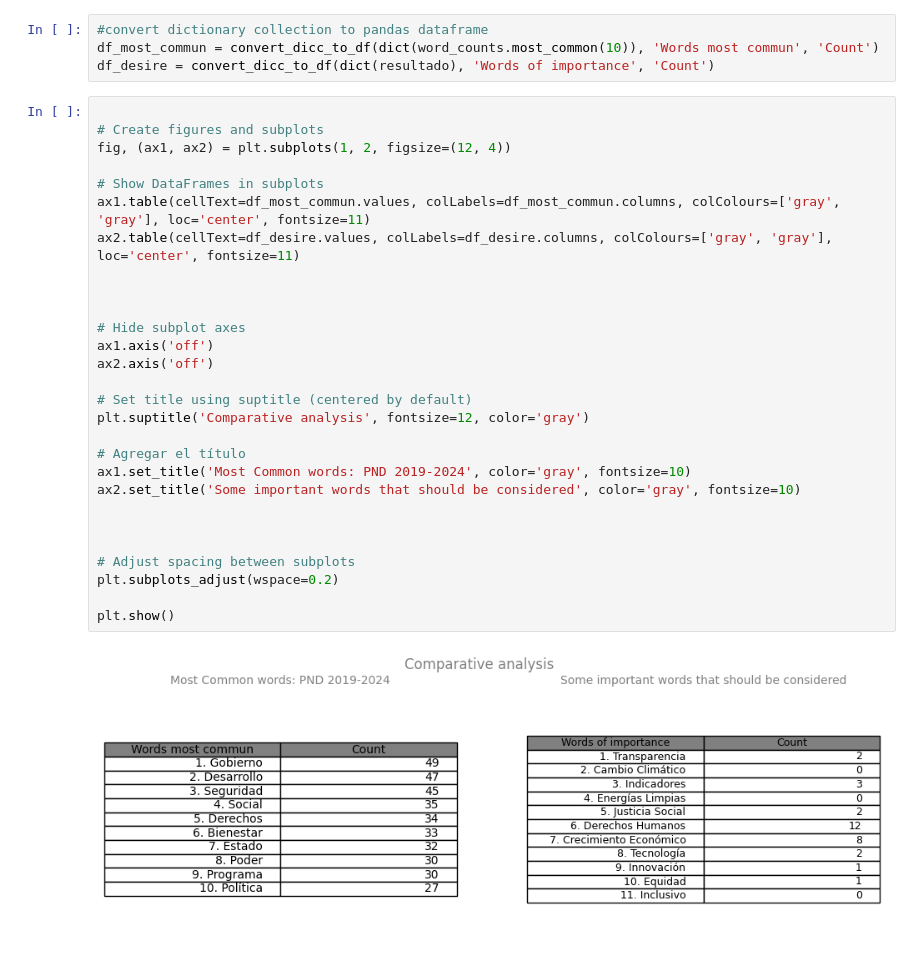
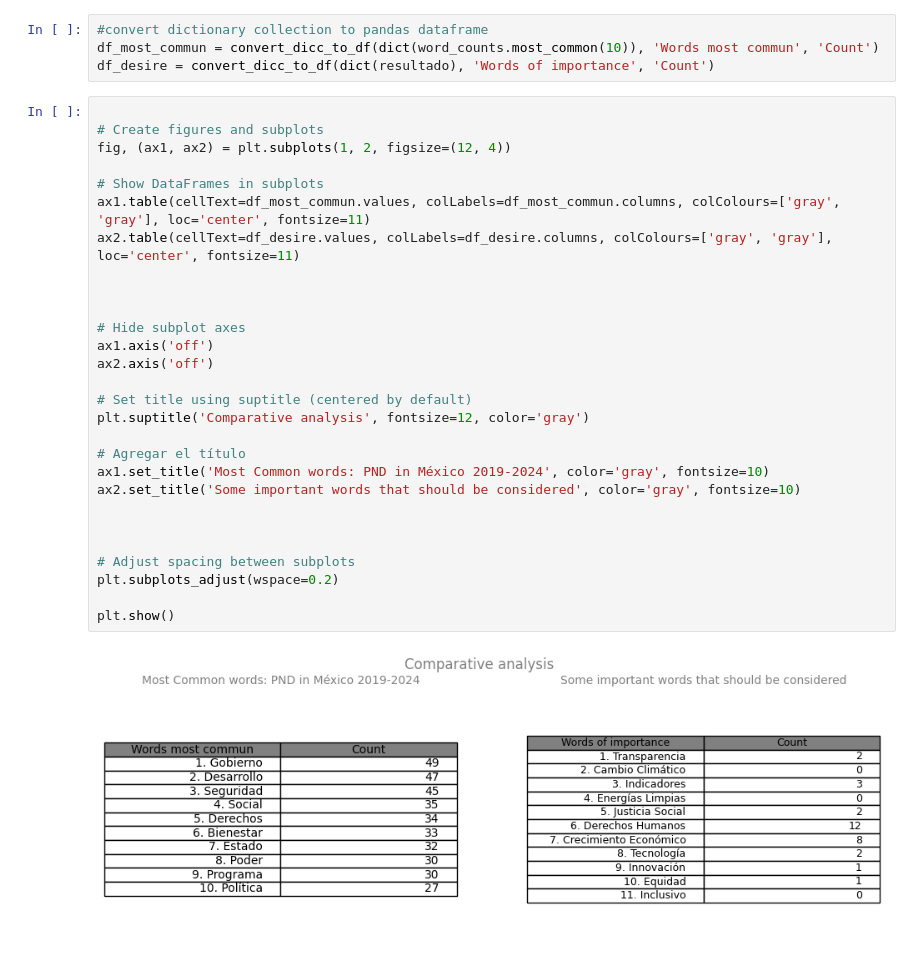
Before and after one commit to hiramdsmx/AnalyticPND2019, a Jupyter notebook: ReadPND2030.ipynb, the cells around one changed output. Drawn from its saved outputs; the diff is of its cells as text.

```diff
--- a/ReadPND2030.ipynb
+++ b/ReadPND2030.ipynb
@@ -176,30 +176,30 @@ df_desire = convert_dicc_to_df(dict(resultado), 'Words of importance', 'Count')
 # %%
 
 # Create figures and subplots
 fig, (ax1, ax2) = plt.subplots(1, 2, figsize=(12, 4))
 
 # Show DataFrames in subplots
 ax1.table(cellText=df_most_commun.values, colLabels=df_most_commun.columns, colColours=['gray', 'gray'], loc='center', fontsize=11)
 ax2.table(cellText=df_desire.values, colLabels=df_desire.columns, colColours=['gray', 'gray'], loc='center', fontsize=11)
 
 
 
 # Hide subplot axes
 ax1.axis('off')
 ax2.axis('off')
 
 # Set title using suptitle (centered by default)
 plt.suptitle('Comparative analysis', fontsize=12, color='gray')
 
 # Agregar el título
-ax1.set_title('Most Common words: PND 2019-2024', color='gray', fontsize=10)
+ax1.set_title('Most Common words: PND in México 2019-2024', color='gray', fontsize=10)
 ax2.set_title('Some important words that should be considered', color='gray', fontsize=10)
 
 
 
 # Adjust spacing between subplots
 plt.subplots_adjust(wspace=0.2)
 
 plt.show()
 # %% [output]
-[figure, old version]
+[figure, new version]
```
Also changed, not shown: parts of 3 cells of this notebook, 1 other file.
